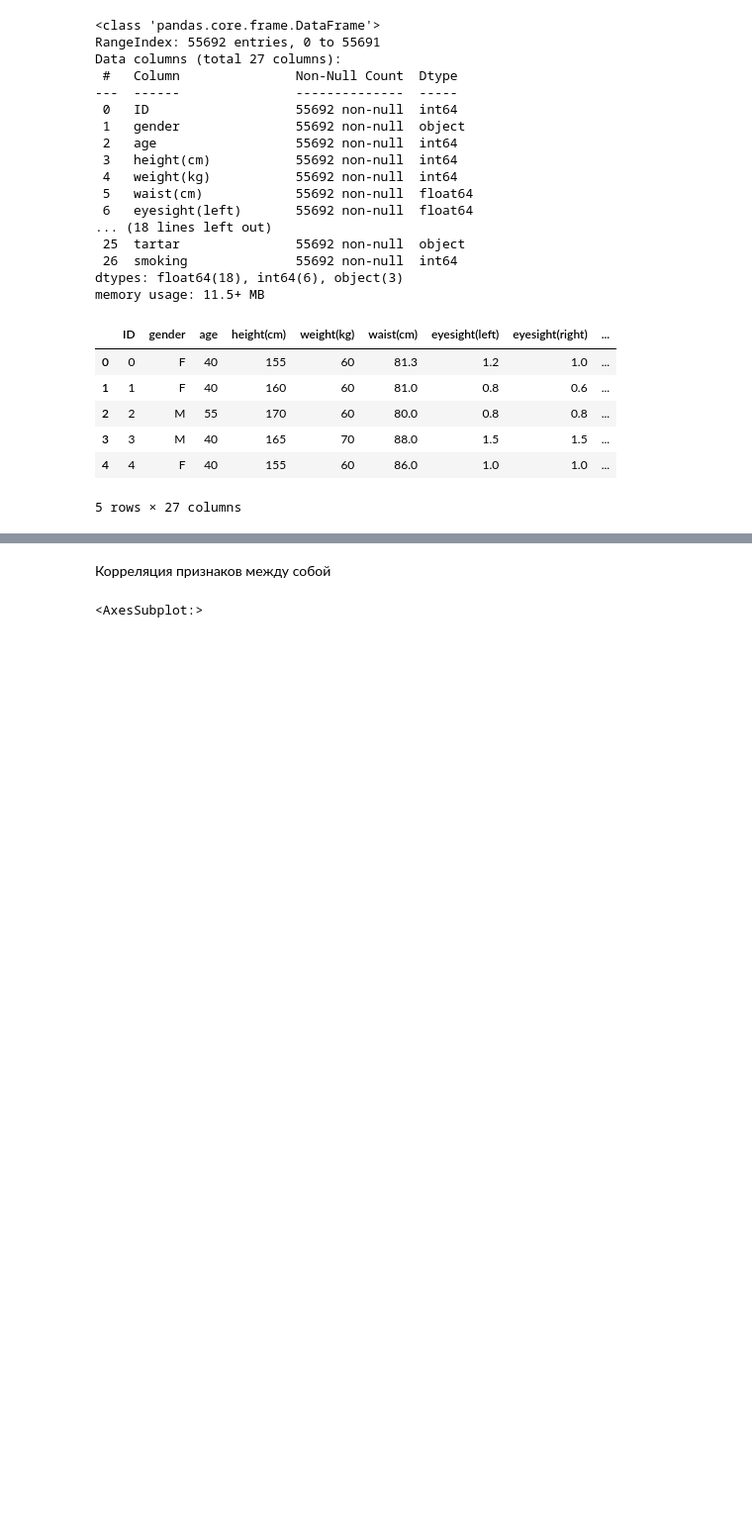
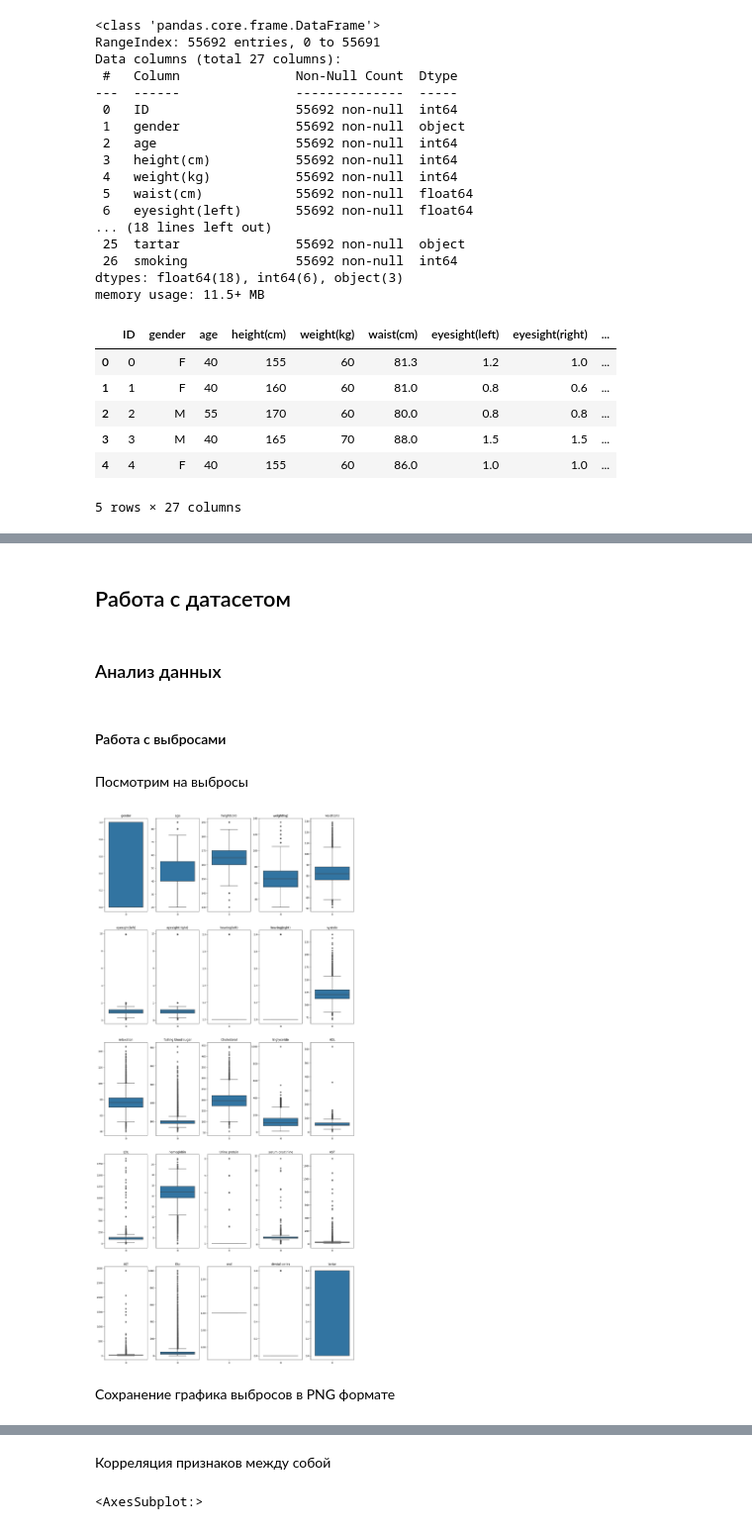
Before and after one commit to KozynchenkoVS/MLProject2023, a Jupyter notebook: NoteBook.ipynb, the cells around one changed output, grey strips where cells are left out. Shown: that part at 99% size. Cells and saved outputs as stored; diff of their text form; code cells hidden in the pictures; blank space fills up the shorter version.

```diff
--- a/NoteBook.ipynb
+++ b/NoteBook.ipynb
@@ -73,0 +82,25 @@ Now all columns has numeric type. Splitting into X and Y (Y is a target):
+# %%
+data_columns = dataset.columns
+data_columns = data_columns.drop('smoking')
+# %% [markdown]
+## Работа с датасетом
+# %% [markdown]
+### Анализ данных
+# %% [markdown]
+#### Работа с выбросами
+# %% [markdown]
+Посмотрим на выбросы
+# %%
+fig, axes = plt.subplots(5, 5)
+fig.set_size_inches(18.5, 40.5)
+i = 0
+j = 0
+for column in list(data_columns):
+        sns.boxplot(data=dataset[column], ax=axes[i, j])
+        axes[i, j].set_title(column)
+        j+=1
+        if j == 5: j = 0; i+=1
+# %% [output]
+[figure, added]
+# %% [markdown]
+Сохранение графика выбросов в PNG формате
```
Also changed, not shown: parts of 52 cells of this notebook, 3 other files.
